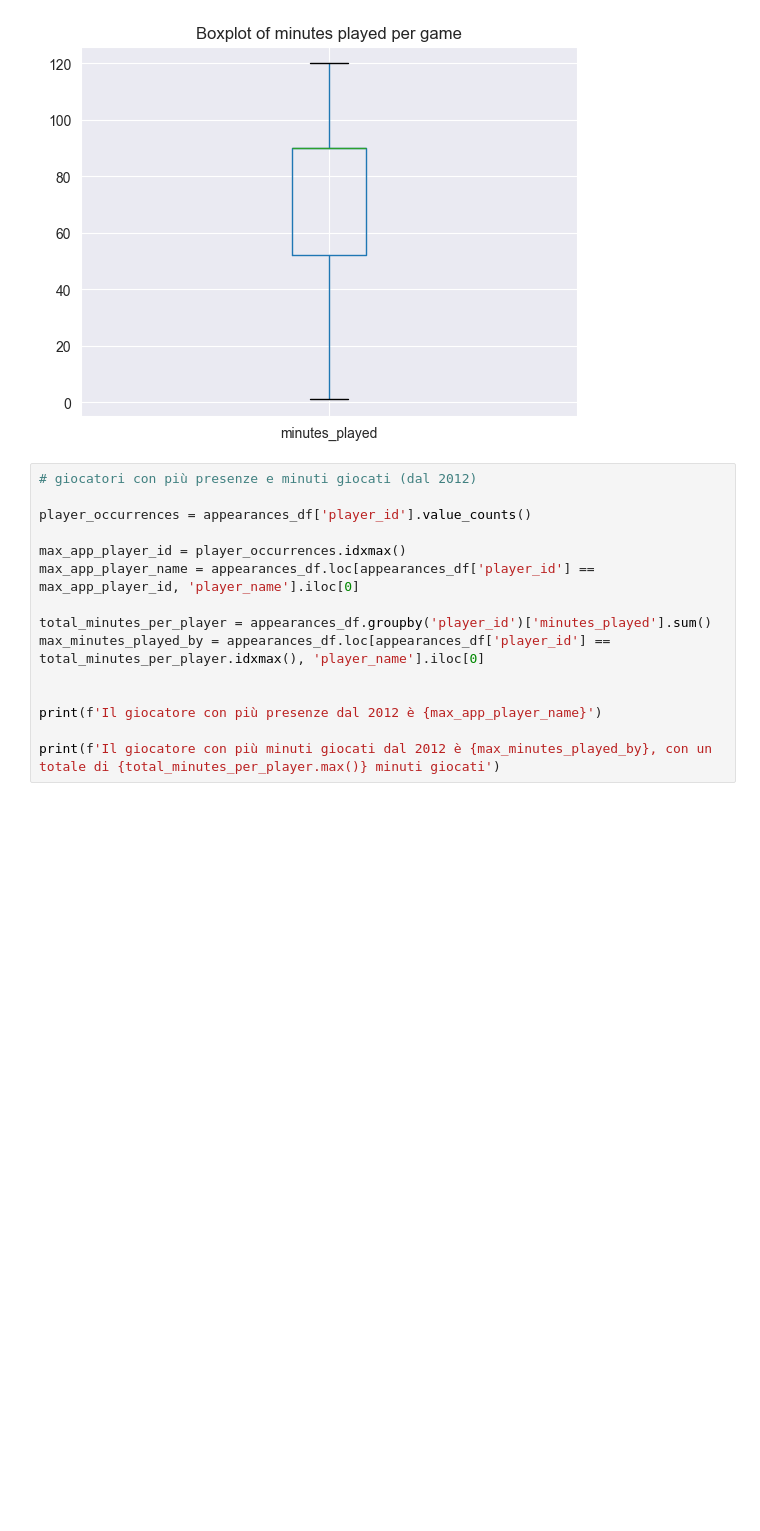
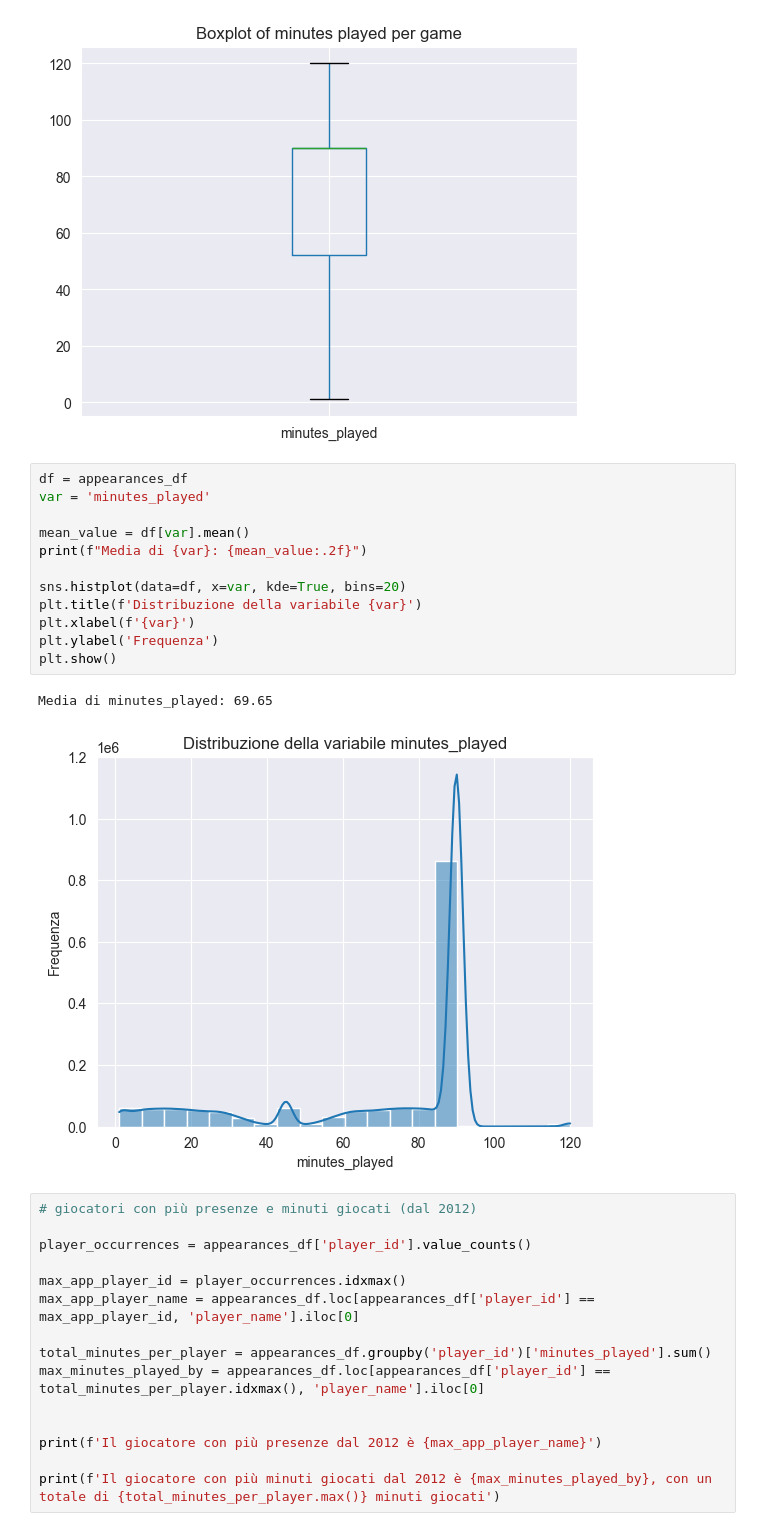
Before and after one commit to RiccardoPili/Football-Data-Analysis, a Jupyter notebook: appearances.ipynb, the cells around one changed output. Cells and saved outputs as stored; diff of their text form; blank space fills up the shorter version.

Commit message:
grafici della distribuzione delle variabili numeriche

```diff
--- a/appearances.ipynb
+++ b/appearances.ipynb
@@ -134,6 +134,21 @@ ax.set_title('Boxplot of minutes played per game')
 plt.show()
 # %% [output]
 [figure]
+# %%
+df = appearances_df
+var = 'minutes_played'
+
+mean_value = df[var].mean()
+print(f"Media di {var}: {mean_value:.2f}")
+
+sns.histplot(data=df, x=var, kde=True, bins=20)
+plt.title(f'Distribuzione della variabile {var}')
+plt.xlabel(f'{var}')
+plt.ylabel('Frequenza')
+plt.show()
+# %% [output]
+Media di minutes_played: 69.65
+[figure, added]
 # %%
 # giocatori con più presenze e minuti giocati (dal 2012)
 
```
Also changed, not shown: 3 other files.
